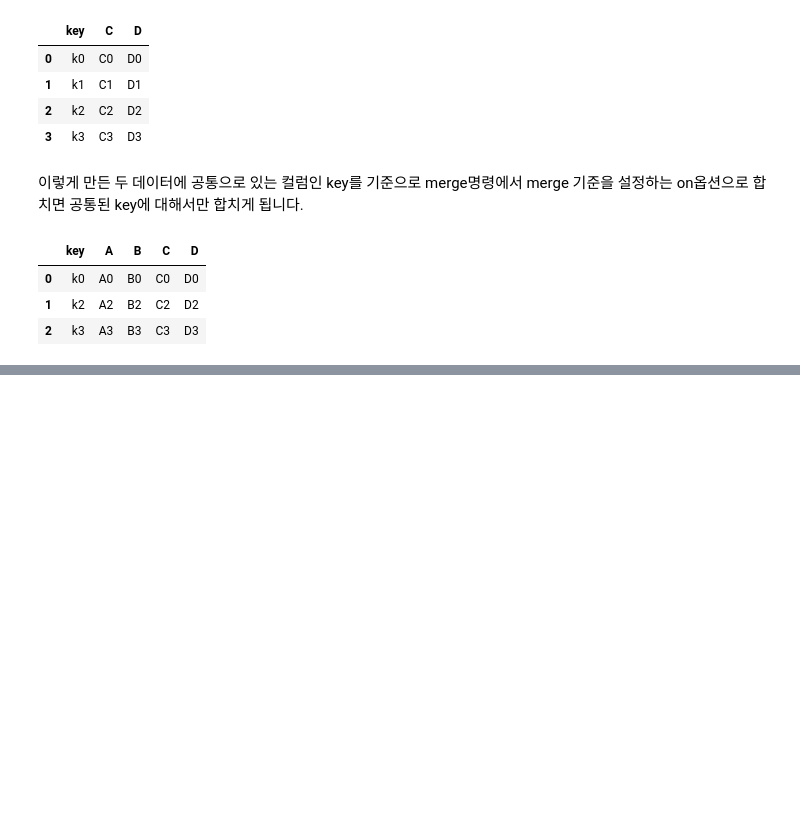
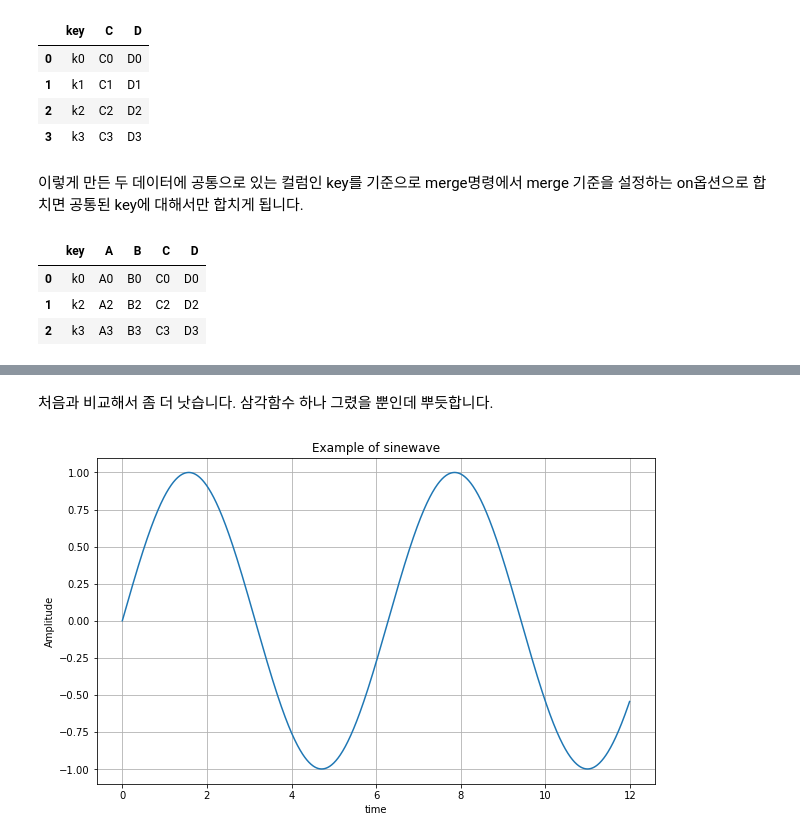
Before and after one commit to choiuikang/data_python, a Jupyter notebook: chapter-1.ipynb, the cells around one changed output, grey strips where cells are left out. Drawn from its saved outputs; the diff is of its cells as text; code cells hidden in the pictures; blank space fills up the shorter version.

```diff
--- a/chapter-1.ipynb
+++ b/chapter-1.ipynb
@@ -818,0 +970,12 @@ pd.merge(left,right, on='key')
+# %% [markdown]
+처음과 비교해서 좀 더 낫습니다. 삼각함수 하나 그렸을 뿐인데 뿌듯합니다.
+# %%
+plt.figure(figsize=(10,6))
+plt.plot(t, y)
+plt.grid()
+plt.xlabel('time')
+plt.ylabel('Amplitude')
+plt.title('Example of sinewave')
+plt.show()
+# %% [output]
+[figure, added]
```
Also changed, not shown: parts of 92 cells of this notebook.
